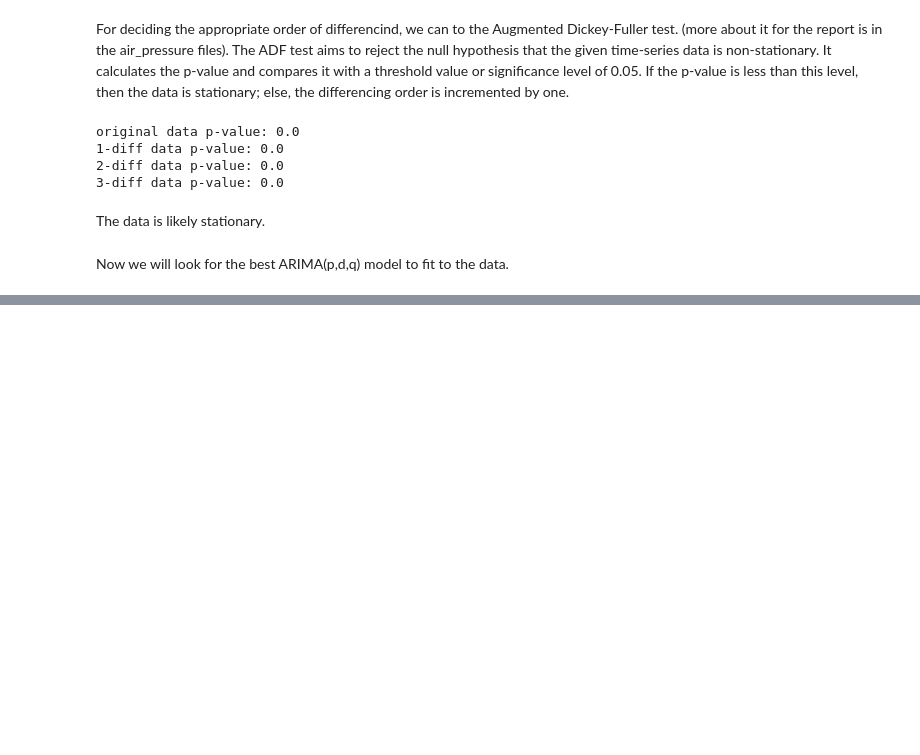
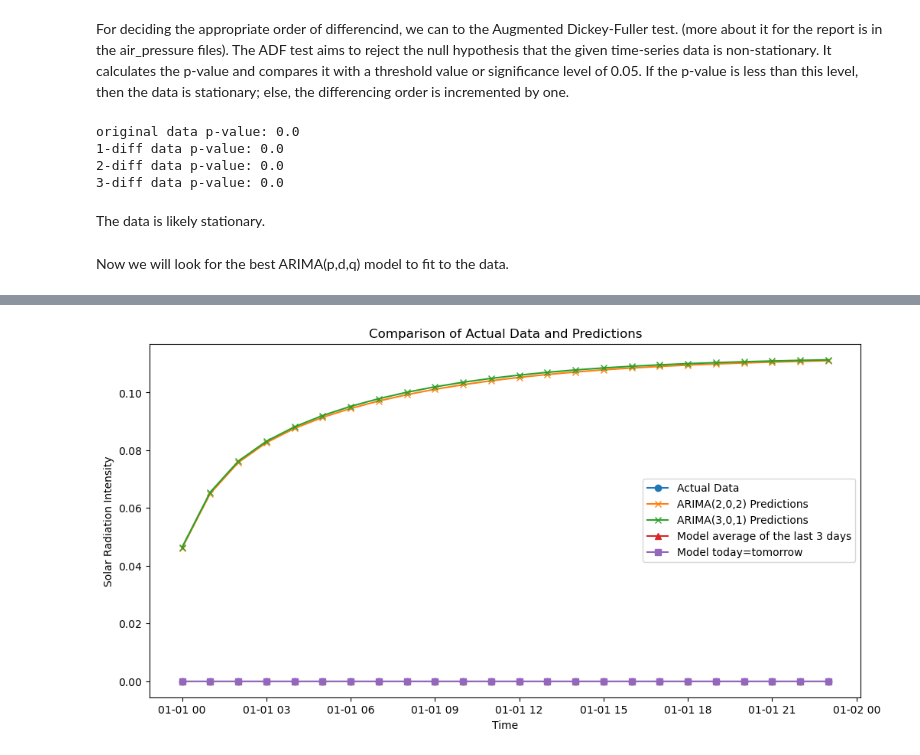
Before and after one commit to bregina98/Local-prediction-of-weather-parameters-based-on-historical-data, a Jupyter notebook: rain_intensity.ipynb, the cells around one changed output, grey strips where cells are left out. Cells and saved outputs as stored; diff of their text form; code cells hidden in the pictures; blank space fills up the shorter version.

```diff
--- a/rain_intensity.ipynb
+++ b/rain_intensity.ipynb
@@ -349 +349,11 @@ Warnings:
 [figure]
+# %%
+# data for 2020, 2021, 2022
+# fit the best model to this data
+# 2 best ARIMAs: (2,0,2) and (3,0,1) - first and second way both give (2,0,2), second best from the second way of fitting is (3,0,1)
+# forecast the next 24 hours
+# compare forecast from ARIMA and simple model with actual values (maybe 2 simple models)
+# plot forecasts, plot errors
+
+rain_intensity_20_21_22 = rain_intensity_hourly.loc[(rain_intensity_hourly.index.year == 2020) | (rain_intensity_hourly.index.year == 2021) | (rain_intensity_hourly.index.year == 2022) , 'RAIN_INTENSITY']
+print(rain_intensity_20_21_22)
@@ -349,0 +578,5 @@ Warnings:
+# %%
+# actual measurements for 1 day (24 steps) into the future
+rain_hourly = rain_intensity_hourly['RAIN_INTENSITY']
+actual_values_rain_intensity_23 = rain_hourly['2023'].head(24)
+print(actual_values_rain_intensity_23)
@@ -349,0 +601,30 @@ Warnings:
+# %%
+# comparing the models with the actual data
+# change p,d,q to the best found
+
+comparison_rain_intensity = pd.DataFrame({
+    'Actual': actual_values_rain_intensity_23,
+    'ARIMA(2,0,2)': forecast_values_202,
+    'ARIMA(3,0,1)': forecast_values_301,
+    'Model average of the last 3 days': last_3_rain_intensity,
+    'Model today=tomorrow': today_is_tomorrow_rain_intensity
+})
+
+print(comparison_rain_intensity)
+
+plt.figure(figsize=(12,6))
+
+plt.plot(comparison_rain_intensity.index, comparison_rain_intensity['Actual'], label='Actual Data', marker='o')
+plt.plot(comparison_rain_intensity.index, comparison_rain_intensity['ARIMA(2,0,2)'], label='ARIMA(2,0,2) Predictions', marker='x')
+plt.plot(comparison_rain_intensity.index, comparison_rain_intensity['ARIMA(3,0,1)'], label='ARIMA(3,0,1) Predictions', marker='x')
+plt.plot(comparison_rain_intensity.index, comparison_rain_intensity['Model average of the last 3 days'], label='Model average of the last 3 days', marker='^')
+plt.plot(comparison_rain_intensity.index, comparison_rain_intensity['Model today=tomorrow'], label='Model today=tomorrow', marker='s')
+
+plt.xlabel('Time')
+plt.ylabel('Solar Radiation Intensity')
+plt.title('Comparison of Actual Data and Predictions')
+plt.legend()
+plt.show()
+
+# try another day? everything is 0 exept ARIMA because there was no rain in the last 3 days and on the predicted day
+# %% [output]
@@ -349,0 +648 @@ Warnings:
+[figure, added]
```
Also changed, not shown: parts of 19 cells of this notebook.
